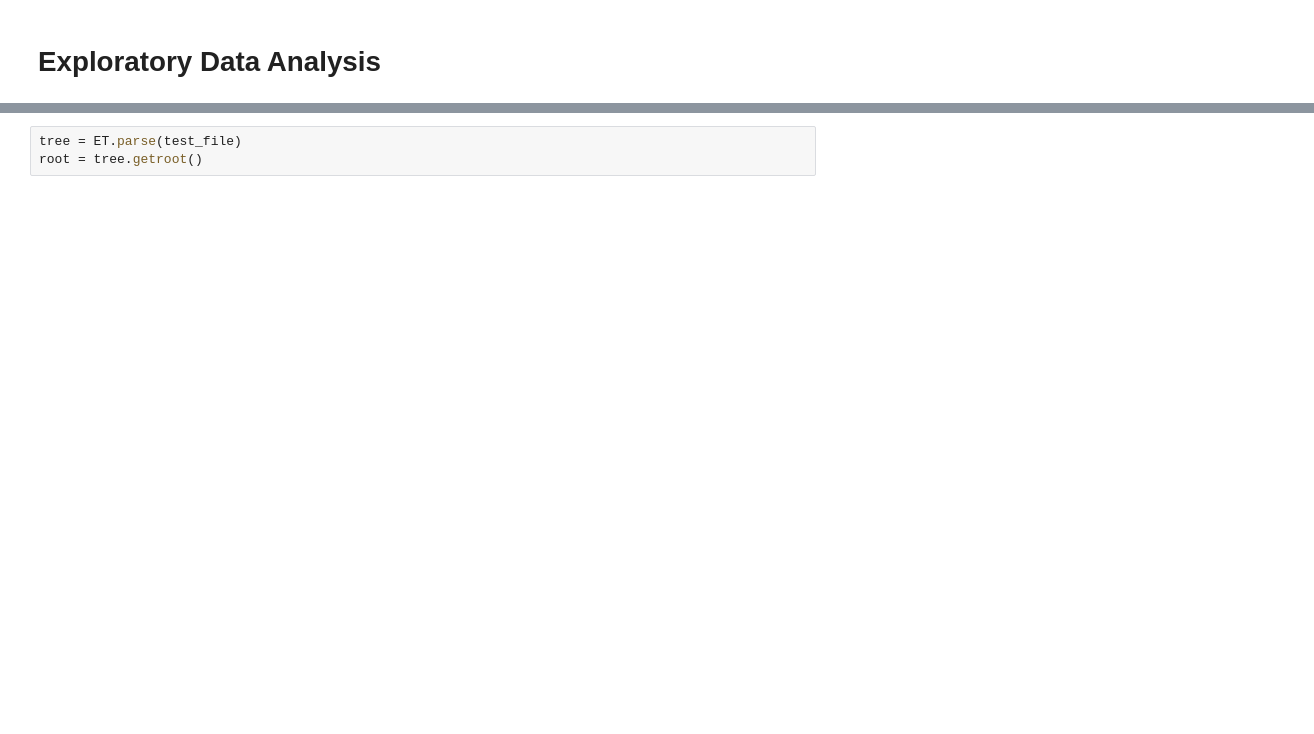
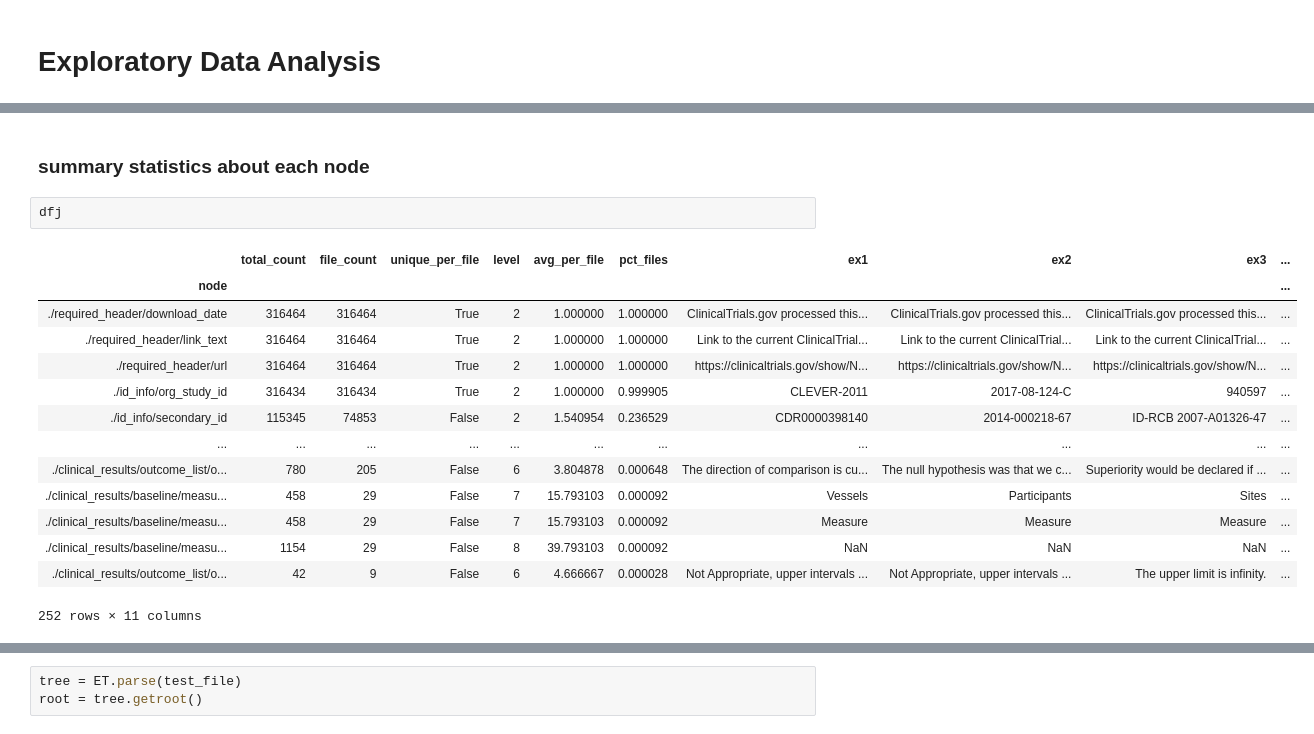
Before and after one commit to sylvaingchassang/trial-explorer, a Jupyter notebook: notebooks/rf_eda.ipynb, the cells around one changed output, grey strips where cells are left out. Drawn from its saved outputs; the diff is of its cells as text; blank space fills up the shorter version.

```diff
--- a/notebooks/rf_eda.ipynb
+++ b/notebooks/rf_eda.ipynb
@@ -13,0 +53,19 @@ import matplotlib.pyplot as plt
+# %% [markdown]
+### summary statistics about each node
+# %%
+dfj
+# %% [output]
+|  | total_count | file_count | unique_per_file | level | avg_per_file | pct_files | ex1 | ex2 | ex3 | ... |
+| node |  |  |  |  |  |  |  |  |  | ... |
+| ./required_header/download_date | 316464 | 316464 | True | 2 | 1.000000 | 1.000000 | ClinicalTrials.gov processed this... | ClinicalTrials.gov processed this... | ClinicalTrials.gov processed this... | ... |
+| ./required_header/link_text | 316464 | 316464 | True | 2 | 1.000000 | 1.000000 | Link to the current ClinicalTrial... | Link to the current ClinicalTrial... | Link to the current ClinicalTrial... | ... |
+| ./required_header/url | 316464 | 316464 | True | 2 | 1.000000 | 1.000000 | https://clinicaltrials.gov/show/N... | https://clinicaltrials.gov/show/N... | https://clinicaltrials.gov/show/N... | ... |
+| ./id_info/org_study_id | 316434 | 316434 | True | 2 | 1.000000 | 0.999905 | CLEVER-2011 | 2017-08-124-C | 940597 | ... |
+| ./id_info/secondary_id | 115345 | 74853 | False | 2 | 1.540954 | 0.236529 | CDR0000398140 | 2014-000218-67 | ID-RCB 2007-A01326-47 | ... |
+| ... | ... | ... | ... | ... | ... | ... | ... | ... | ... | ... |
+| ./clinical_results/outcome_list/o... | 780 | 205 | False | 6 | 3.804878 | 0.000648 | The direction of comparison is cu... | The null hypothesis was that we c... | Superiority would be declared if ... | ... |
+| ./clinical_results/baseline/measu... | 458 | 29 | False | 7 | 15.793103 | 0.000092 | Vessels | Participants | Sites | ... |
+| ./clinical_results/baseline/measu... | 458 | 29 | False | 7 | 15.793103 | 0.000092 | Measure | Measure | Measure | ... |
+| ./clinical_results/baseline/measu... | 1154 | 29 | False | 8 | 39.793103 | 0.000092 | NaN | NaN | NaN | ... |
+| ./clinical_results/outcome_list/o... | 42 | 9 | False | 6 | 4.666667 | 0.000028 | Not Appropriate, upper intervals ... | Not Appropriate, upper intervals ... | The upper limit is infinity. | ... |
+252 rows × 11 columns
```
Also changed, not shown: parts of 54 cells of this notebook, 5 other files.
